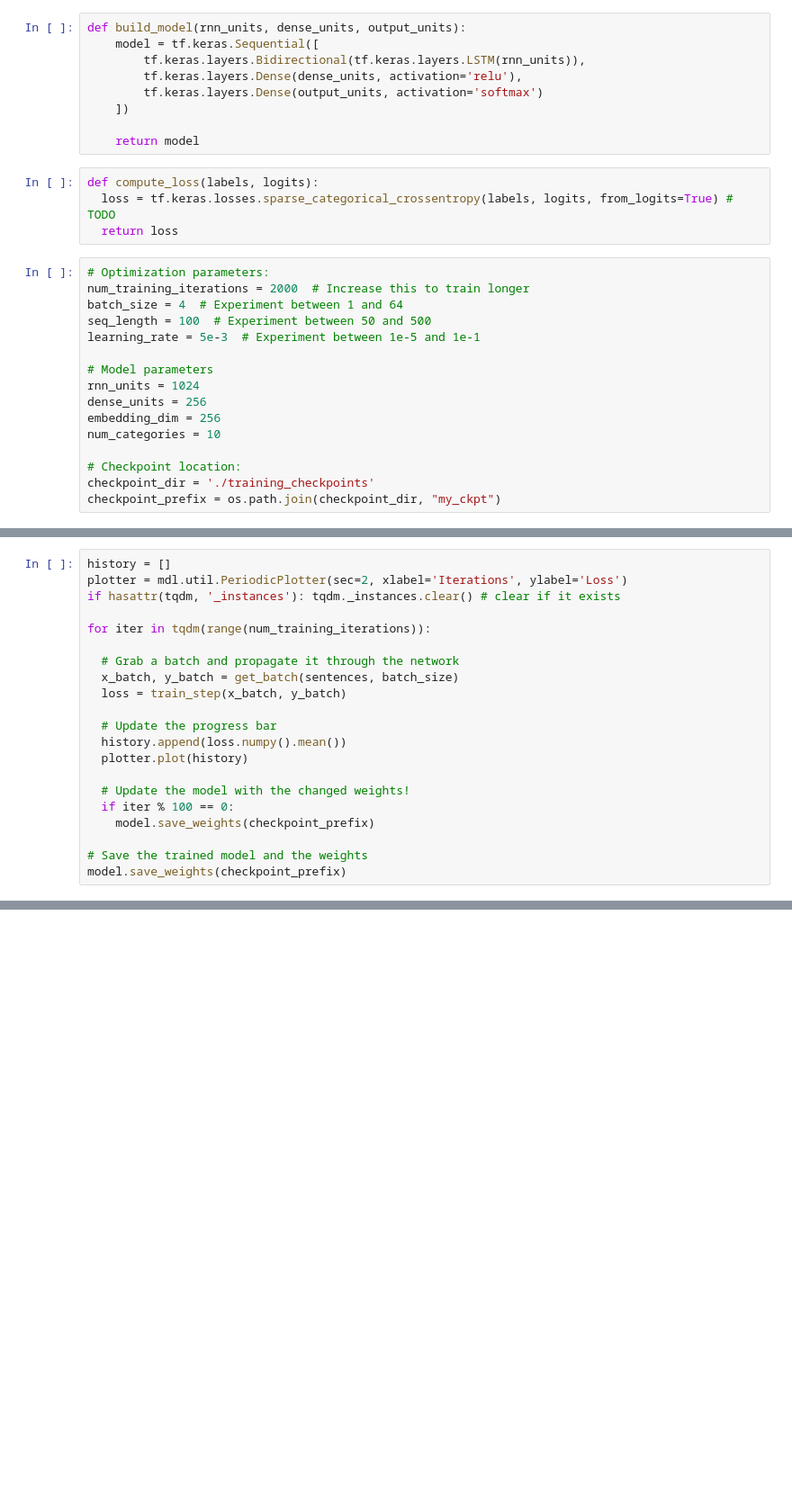
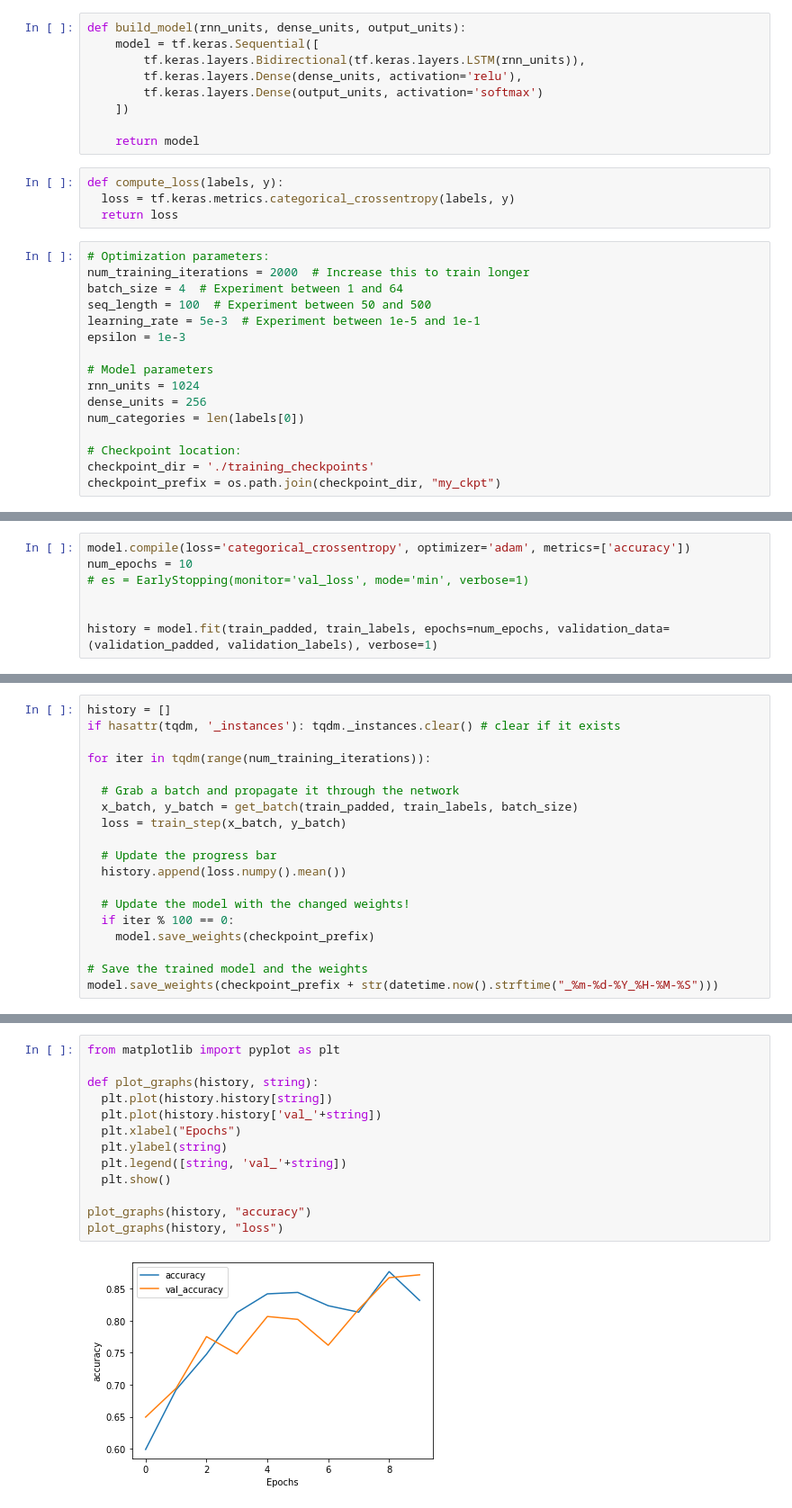
Before and after one commit to jacob-hansen/Multimodal-Activity-Classification, a Jupyter notebook: Classification/classification.ipynb, the cells around one changed output, grey strips where cells are left out. Shown: that part at 90% size. Cells and saved outputs as stored; diff of their text form; blank space fills up the shorter version.

```diff
--- a/Classification/classification.ipynb
+++ b/Classification/classification.ipynb
@@ -125,8 +125,8 @@ def build_model(rnn_units, dense_units, output_units):
 
     return model
 # %%
-def compute_loss(labels, logits):
-  loss = tf.keras.losses.sparse_categorical_crossentropy(labels, logits, from_logits=True) # TODO
+def compute_loss(labels, y):
+  loss = tf.keras.metrics.categorical_crossentropy(labels, y)
   return loss
 # %%
 # Optimization parameters:
@@ -134,12 +134,12 @@ num_training_iterations = 2000  # Increase this to train longer
 batch_size = 4  # Experiment between 1 and 64
 seq_length = 100  # Experiment between 50 and 500
 learning_rate = 5e-3  # Experiment between 1e-5 and 1e-1
+epsilon = 1e-3
 
 # Model parameters
 rnn_units = 1024
 dense_units = 256
-embedding_dim = 256
-num_categories = 10
+num_categories = len(labels[0])
 
 # Checkpoint location:
 checkpoint_dir = './training_checkpoints'
@@ -146,0 +149,7 @@ checkpoint_prefix = os.path.join(checkpoint_dir, "my_ckpt")
+# %%
+model.compile(loss='categorical_crossentropy', optimizer='adam', metrics=['accuracy'])
+num_epochs = 10
+# es = EarlyStopping(monitor='val_loss', mode='min', verbose=1)
+
+
+history = model.fit(train_padded, train_labels, epochs=num_epochs, validation_data=(validation_padded, validation_labels), verbose=1)
@@ -160,22 +191,20 @@ def train_step(x, y):
   return loss
 # %%
 history = []
-plotter = mdl.util.PeriodicPlotter(sec=2, xlabel='Iterations', ylabel='Loss')
 if hasattr(tqdm, '_instances'): tqdm._instances.clear() # clear if it exists
 
 for iter in tqdm(range(num_training_iterations)):
 
   # Grab a batch and propagate it through the network
-  x_batch, y_batch = get_batch(sentences, batch_size)
+  x_batch, y_batch = get_batch(train_padded, train_labels, batch_size)
   loss = train_step(x_batch, y_batch)
 
   # Update the progress bar
   history.append(loss.numpy().mean())
-  plotter.plot(history)
 
   # Update the model with the changed weights!
   if iter % 100 == 0:
     model.save_weights(checkpoint_prefix)
 
 # Save the trained model and the weights
-model.save_weights(checkpoint_prefix)
+model.save_weights(checkpoint_prefix + str(datetime.now().strftime("_%m-%d-%Y_%H-%M-%S")))
@@ -181,0 +213,15 @@ model.save_weights(checkpoint_prefix)
+# %%
+from matplotlib import pyplot as plt
+
+def plot_graphs(history, string):
+  plt.plot(history.history[string])
+  plt.plot(history.history['val_'+string])
+  plt.xlabel("Epochs")
+  plt.ylabel(string)
+  plt.legend([string, 'val_'+string])
+  plt.show()
+
+plot_graphs(history, "accuracy")
+plot_graphs(history, "loss")
+# %% [output]
+[figure, added]
```
Also changed, not shown: parts of 17 cells of this notebook, 5 other files.
